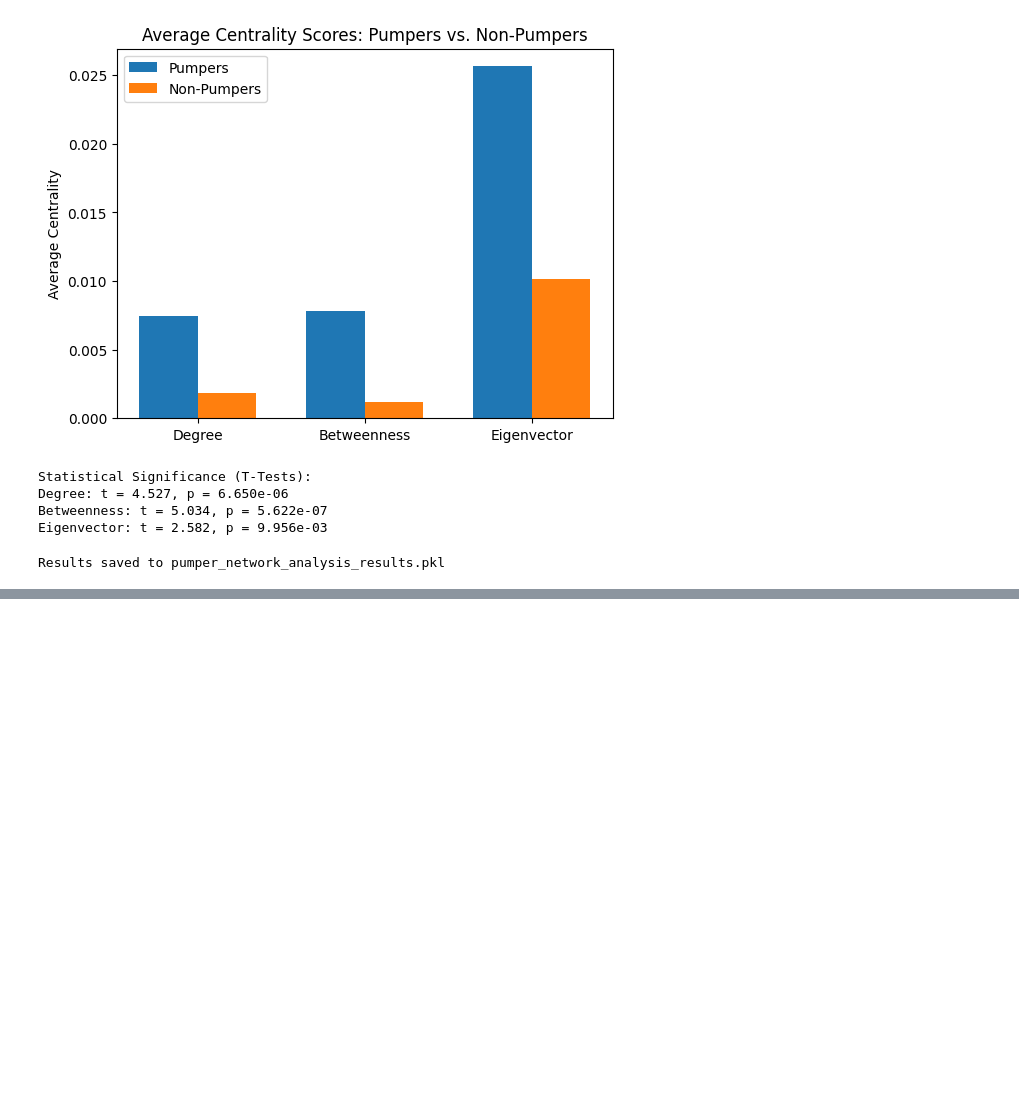
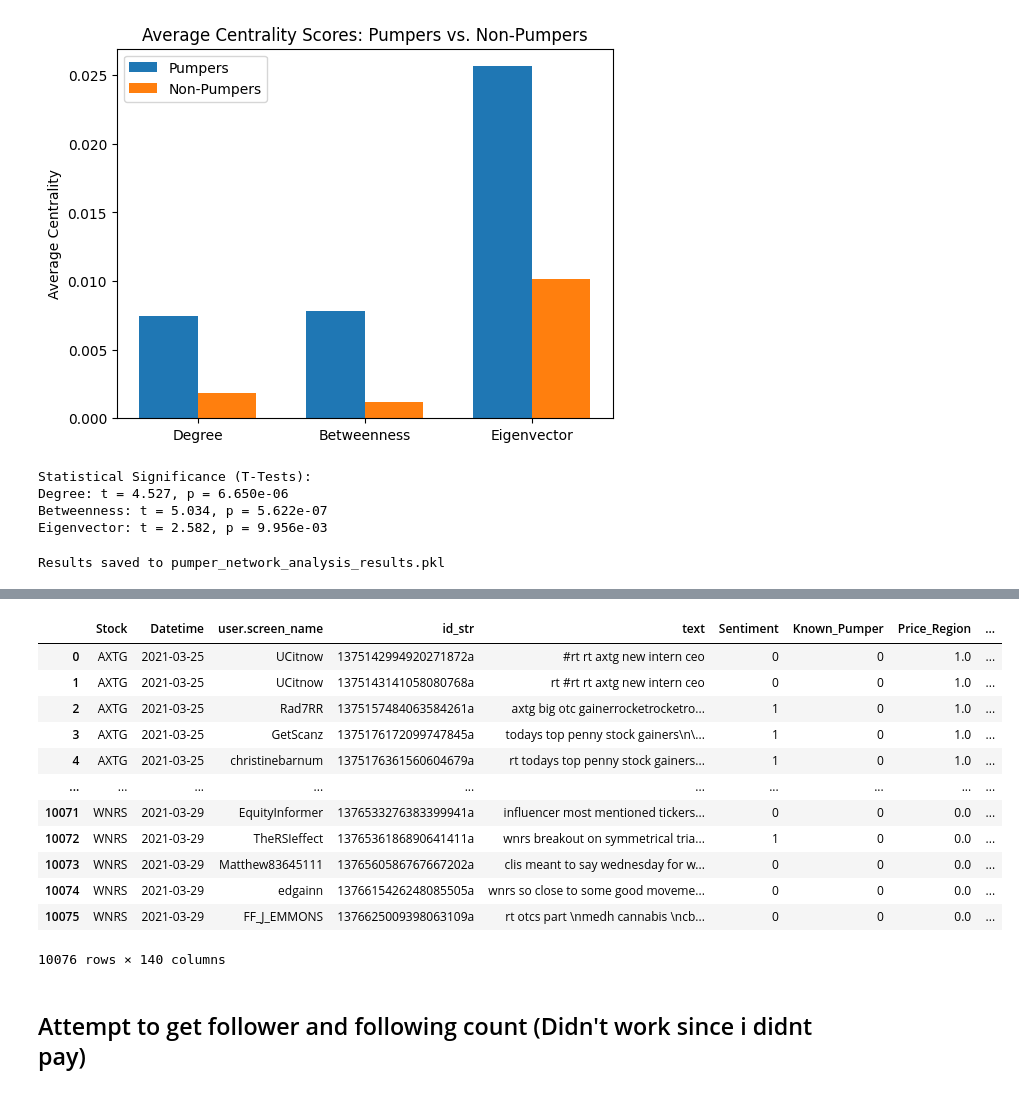
Before and after one commit to DominicCheongChengHung/DSA4263_StockTweets, a Jupyter notebook: network_analysis.ipynb, the cells around one changed output, grey strips where cells are left out. Drawn from its saved outputs; the diff is of its cells as text; code cells hidden in the pictures; blank space fills up the shorter version.

```diff
--- a/network_analysis.ipynb
+++ b/network_analysis.ipynb
@@ -384,0 +706,34 @@ Results saved to pumper_network_analysis_results.pkl
+# %%
+def create_lagged_features(df, lag_columns, lags=[1, 2]):
+    """
+    Creates lagged features for specified columns, handling the 'Datetime' column.
+    """
+
+    # Ensure 'Datetime' is a datetime column and sort the DataFrame
+    df['Datetime'] = pd.to_datetime(df['Datetime'])
+    df = df.sort_values(by=['Stock', 'Datetime']).reset_index(drop=True)
+
+    for col in lag_columns:
+        for lag in lags:
+            df[f'{col}_lag_{lag}'] = df.groupby('Stock')[col].shift(lag)
+
+    return df
+
+lag_columns = ['Close', 'Sentiment', 'num_mentioned_handles']  # Specify columns to lag
+final_df_with_lags = create_lagged_features(final_df.copy(), lag_columns)
+# %%
+final_df_with_lags
+# %% [output]
+|  | Stock | Datetime | user.screen_name | id_str | text | Sentiment | Known_Pumper | Price_Region | ... |
+| 0 | AXTG | 2021-03-25 | UCitnow | 1375142994920271872a | #rt rt axtg new intern ceo | 0 | 0 | 1.0 | ... |
+| 1 | AXTG | 2021-03-25 | UCitnow | 1375143141058080768a | rt #rt rt axtg new intern ceo | 0 | 0 | 1.0 | ... |
+| 2 | AXTG | 2021-03-25 | Rad7RR | 1375157484063584261a | axtg big otc gainerrocketrocketro... | 1 | 0 | 1.0 | ... |
+| 3 | AXTG | 2021-03-25 | GetScanz | 1375176172099747845a | todays top penny stock gainers\n\... | 1 | 0 | 1.0 | ... |
+| 4 | AXTG | 2021-03-25 | christinebarnum | 1375176361560604679a | rt todays top penny stock gainers... | 1 | 0 | 1.0 | ... |
+| ... | ... | ... | ... | ... | ... | ... | ... | ... | ... |
+| 10071 | WNRS | 2021-03-29 | EquityInformer | 1376533276383399941a | influencer most mentioned tickers... | 0 | 0 | 0.0 | ... |
+| 10072 | WNRS | 2021-03-29 | TheRSIeffect | 1376536186890641411a | wnrs breakout on symmetrical tria... | 1 | 0 | 0.0 | ... |
+| 10073 | WNRS | 2021-03-29 | Matthew83645111 | 1376560586767667202a | clis meant to say wednesday for w... | 0 | 0 | 0.0 | ... |
+| 10074 | WNRS | 2021-03-29 | edgainn | 1376615426248085505a | wnrs so close to some good moveme... | 0 | 0 | 0.0 | ... |
+| 10075 | WNRS | 2021-03-29 | FF_J_EMMONS | 1376625009398063109a | rt otcs part \nmedh cannabis \ncb... | 0 | 0 | 0.0 | ... |
+10076 rows × 140 columns
@@ -384,0 +756,2 @@ Results saved to pumper_network_analysis_results.pkl
+# %% [markdown]
+## Attempt to get follower and following count (Didn't work since i didnt pay)
```
Also changed, not shown: parts of 24 cells of this notebook, 3 other files.
